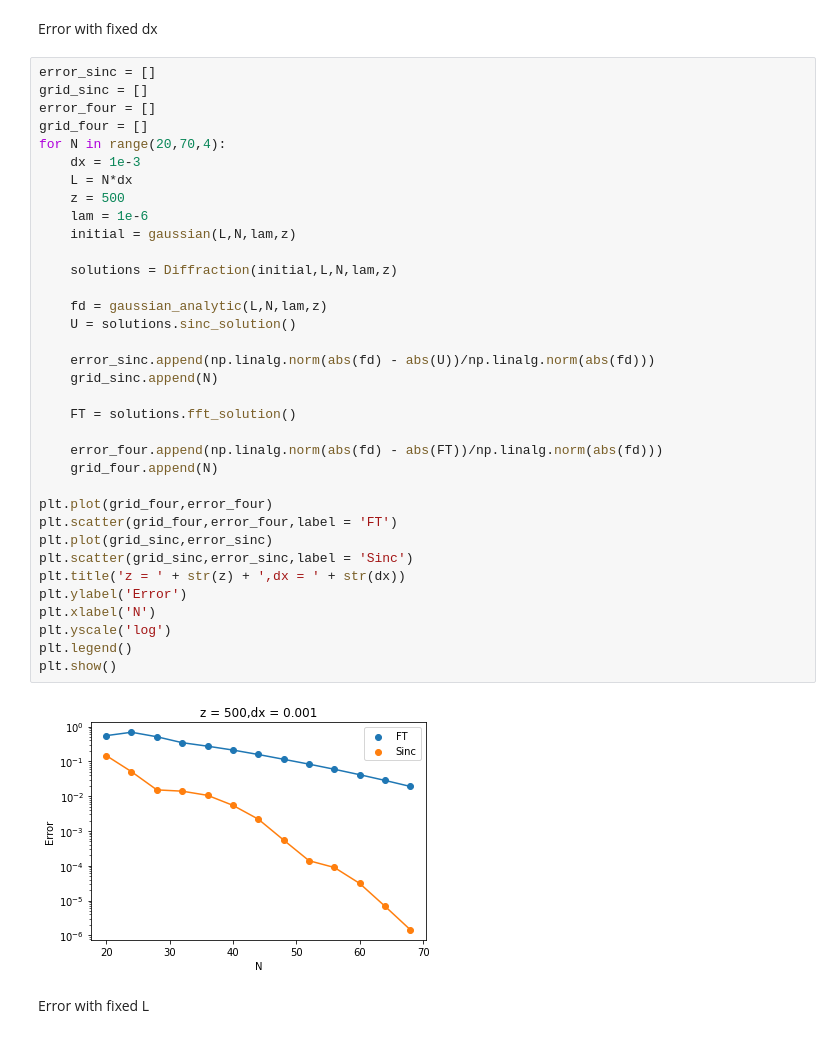
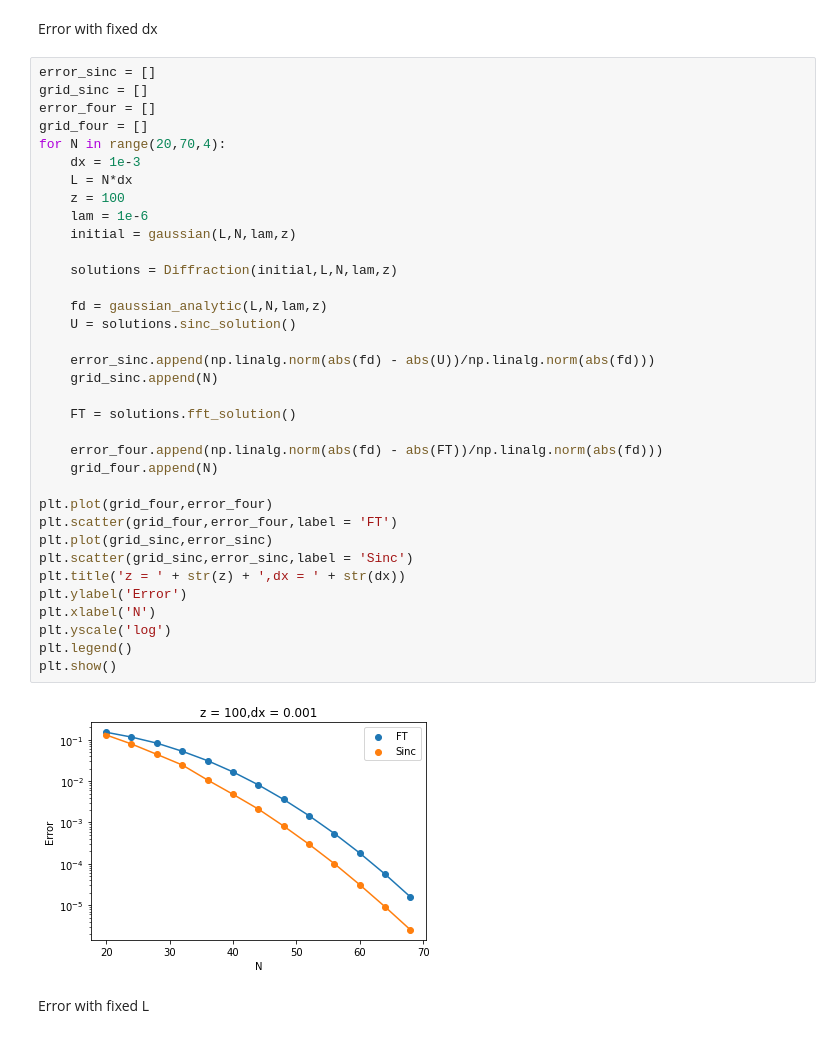
Before and after one commit to TeddyMeissner/Diffraction-Integral, a Jupyter notebook: Code/comparison_plots.ipynb, the cells around one changed output. Drawn from its saved outputs; the diff is of its cells as text.

Commit message:
Changed plots to match writeup

```diff
--- a/Code/comparison_plots.ipynb
+++ b/Code/comparison_plots.ipynb
@@ -69,35 +69,35 @@ grid_four = []
 for N in range(20,70,4):
     dx = 1e-3
     L = N*dx
-    z = 500
+    z = 100
     lam = 1e-6
     initial = gaussian(L,N,lam,z)
 
     solutions = Diffraction(initial,L,N,lam,z)
 
     fd = gaussian_analytic(L,N,lam,z)
     U = solutions.sinc_solution()
 
     error_sinc.append(np.linalg.norm(abs(fd) - abs(U))/np.linalg.norm(abs(fd)))
     grid_sinc.append(N)
 
     FT = solutions.fft_solution()
 
     error_four.append(np.linalg.norm(abs(fd) - abs(FT))/np.linalg.norm(abs(fd)))
     grid_four.append(N)
 
 plt.plot(grid_four,error_four)
 plt.scatter(grid_four,error_four,label = 'FT')
 plt.plot(grid_sinc,error_sinc)
 plt.scatter(grid_sinc,error_sinc,label = 'Sinc')
 plt.title('z = ' + str(z) + ',dx = ' + str(dx))
 plt.ylabel('Error')
 plt.xlabel('N')
 plt.yscale('log')
 plt.legend()
 plt.show()
 # %% [output]
-[figure, old version]
+[figure, new version]
 # %% [markdown]
 Error with fixed L
 # %%
```
Also changed, not shown: parts of 2 cells of this notebook, 5 other files.
